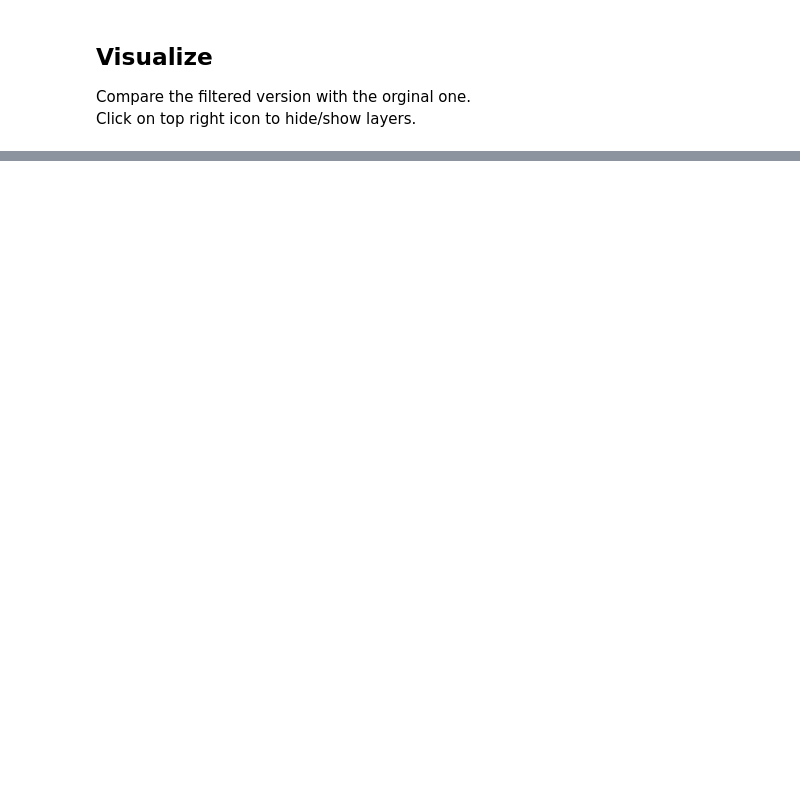
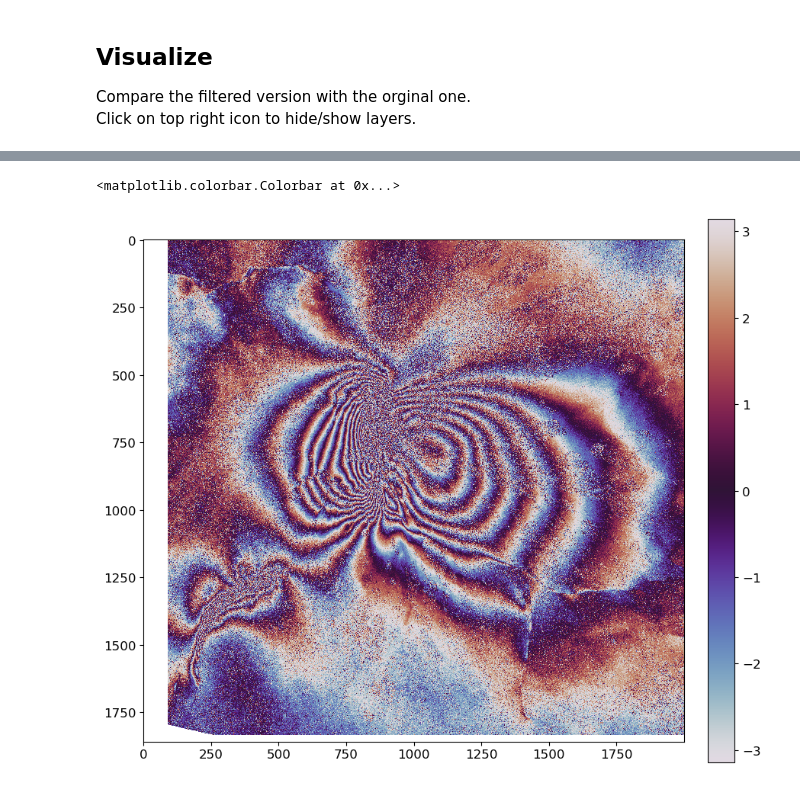
Before and after one commit to odhondt/eo_tools, a Jupyter notebook: notebooks/s1-goldstein-Etna.ipynb, the cells around one changed output, grey strips where cells are left out. Drawn from its saved outputs; the diff is of its cells as text; code cells hidden in the pictures; blank space fills up the shorter version.

```diff
--- a/notebooks/s1-goldstein-Etna.ipynb
+++ b/notebooks/s1-goldstein-Etna.ipynb
@@ -112,0 +152,9 @@ m
+# %%
+import numpy as np
+import matplotlib.pyplot as plt
+plt.figure(figsize=(10, 10))
+plt.imshow(np.angle(arr0[1000:, :2000]), interpolation="none", cmap="twilight")
+plt.colorbar(fraction=0.046, pad=0.04)
+# %% [output]
+<matplotlib.colorbar.Colorbar at 0x...>
+[figure, added]
```
Also changed, not shown: parts of 6 cells of this notebook, 2 other files.
